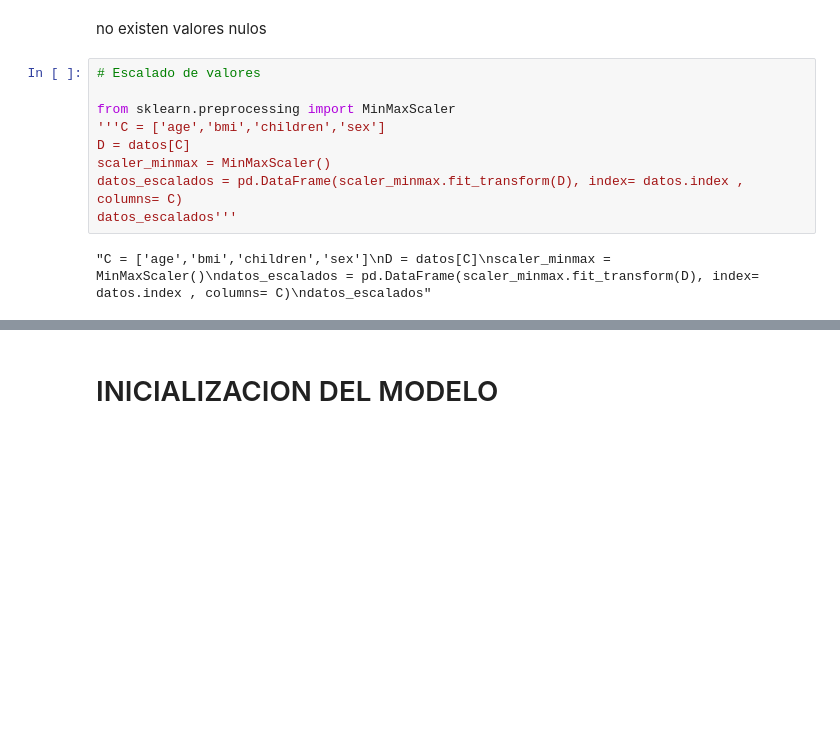
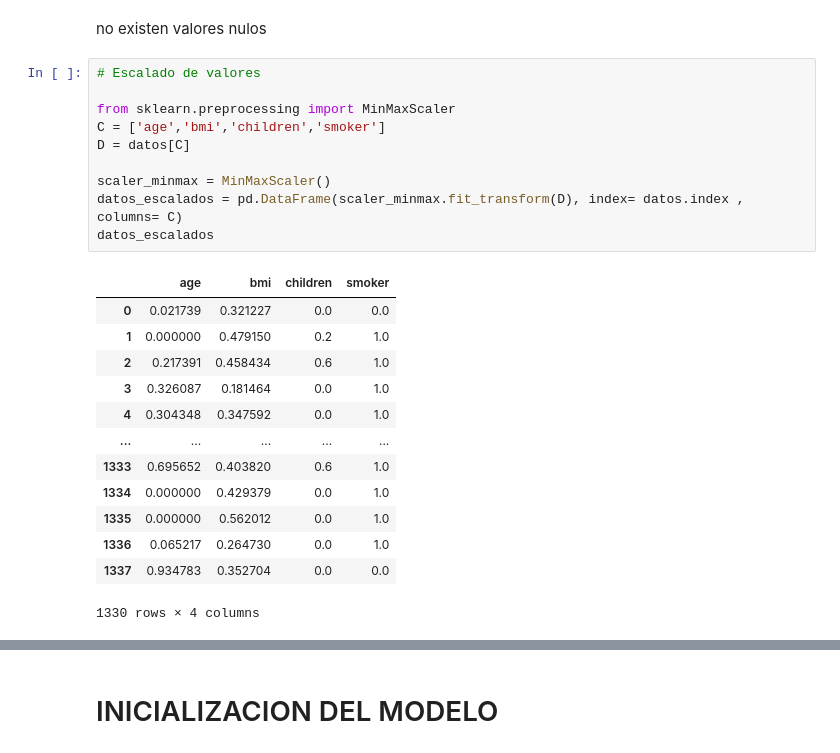
Before and after one commit to 4GeeksAcademy/REGRESION_LINEAR_DANIEL_DELGADO, a Jupyter notebook: src/explore.ipynb, the cells around one changed output, grey strips where cells are left out. Drawn from its saved outputs; the diff is of its cells as text; blank space fills up the shorter version.

```diff
--- a/src/explore.ipynb
+++ b/src/explore.ipynb
@@ -238,12 +222,25 @@ no existen valores nulos
 # %%
 # Escalado de valores
 
 from sklearn.preprocessing import MinMaxScaler
-'''C = ['age','bmi','children','sex']
+C = ['age','bmi','children','smoker']
 D = datos[C]
+
 scaler_minmax = MinMaxScaler()
 datos_escalados = pd.DataFrame(scaler_minmax.fit_transform(D), index= datos.index , columns= C)
-datos_escalados'''
+datos_escalados
 # %% [output]
+|  | age | bmi | children | smoker |
+| 0 | 0.021739 | 0.321227 | 0.0 | 0.0 |
+| 1 | 0.000000 | 0.479150 | 0.2 | 1.0 |
+| 2 | 0.217391 | 0.458434 | 0.6 | 1.0 |
+| 3 | 0.326087 | 0.181464 | 0.0 | 1.0 |
+| 4 | 0.304348 | 0.347592 | 0.0 | 1.0 |
+| ... | ... | ... | ... | ... |
+| 1333 | 0.695652 | 0.403820 | 0.6 | 1.0 |
+| 1334 | 0.000000 | 0.429379 | 0.0 | 1.0 |
+| 1335 | 0.000000 | 0.562012 | 0.0 | 1.0 |
+| 1336 | 0.065217 | 0.264730 | 0.0 | 1.0 |
+| 1337 | 0.934783 | 0.352704 | 0.0 | 0.0 |
-"C = ['age','bmi','children','sex']\nD = datos[C]\nscaler_minmax = MinMaxScaler()\ndatos_escalados = pd.DataFrame(scaler_minmax.fit_transform(D), index= datos.index , columns= C)\ndatos_escalados"
+1330 rows × 4 columns
 # %%
```
Also changed, not shown: parts of 17 cells of this notebook.
